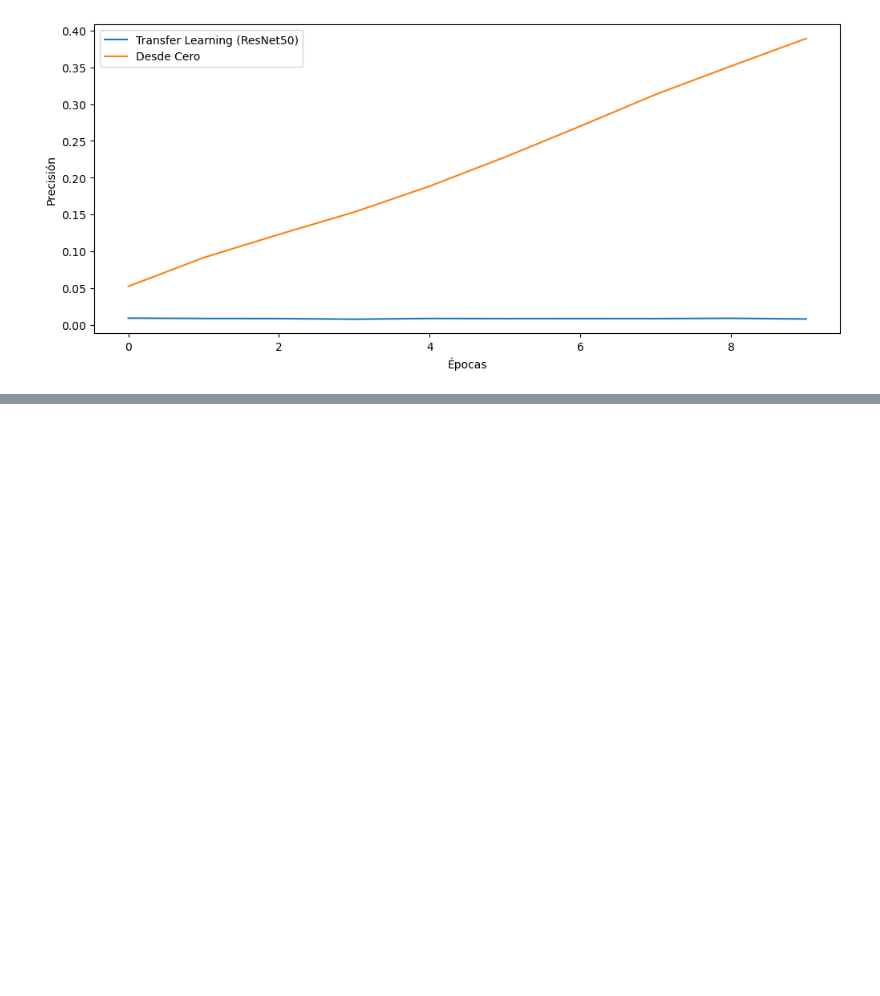
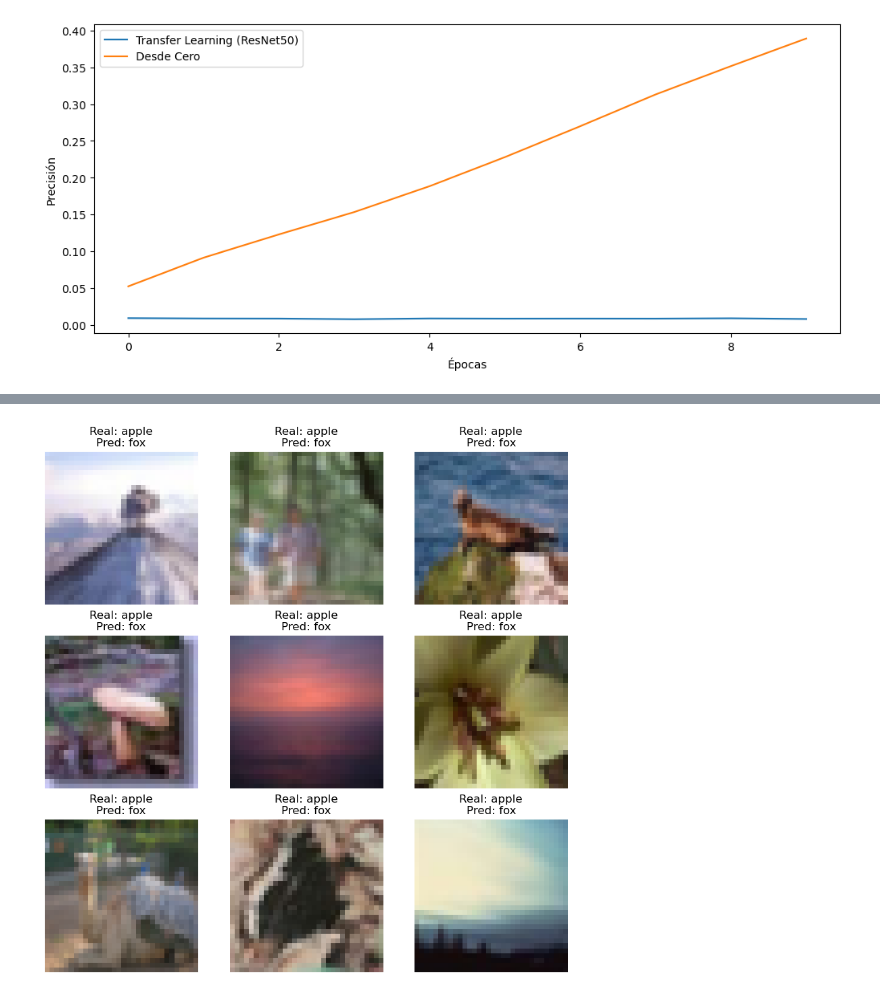
Before and after one commit to lcoronelh/CIFAR100, a Jupyter notebook: CIFAR100.ipynb, the cells around one changed output, grey strips where cells are left out. Drawn from its saved outputs; the diff is of its cells as text; code cells hidden in the pictures; blank space fills up the shorter version.

Commit message:
Cambio de predicción imagenes

```diff
--- a/CIFAR100.ipynb
+++ b/CIFAR100.ipynb
@@ -155,3 +133,22 @@ plt.legend()
 plt.show()
 # %% [output]
 [figure]
+# %%
+# Realizar predicciones en el conjunto de prueba
+y_pred = model.predict(x_test)
+
+# Mostrar algunas predicciones junto con las imágenes
+plt.figure(figsize=(10, 10))
+for i in range(9):
+    plt.subplot(3, 3, i + 1)
+    plt.imshow(x_test[i])
+
+    # Obtener las clases reales y predichas
+    real_class = class_names[int(y_test[i][0])]  # Usar [0] para acceder al valor escalar
+    pred_class = class_names[np.argmax(y_pred[i])]
+
+    # Mostrar el título con las clases reales y predichas
+    plt.title(f"Real: {real_class}\nPred: {pred_class}")
+    plt.axis("off")
+plt.show()
+# %% [output]
@@ -157,0 +156 @@ plt.show()
+[figure, added]
```
Also changed, not shown: parts of 3 cells of this notebook.
